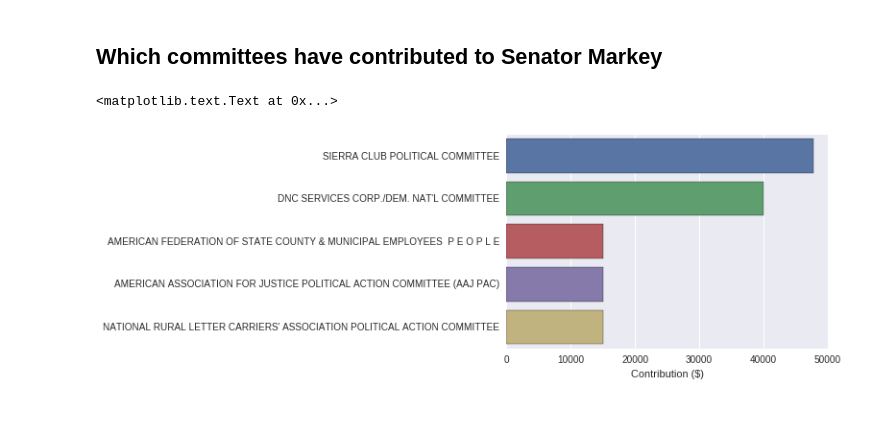
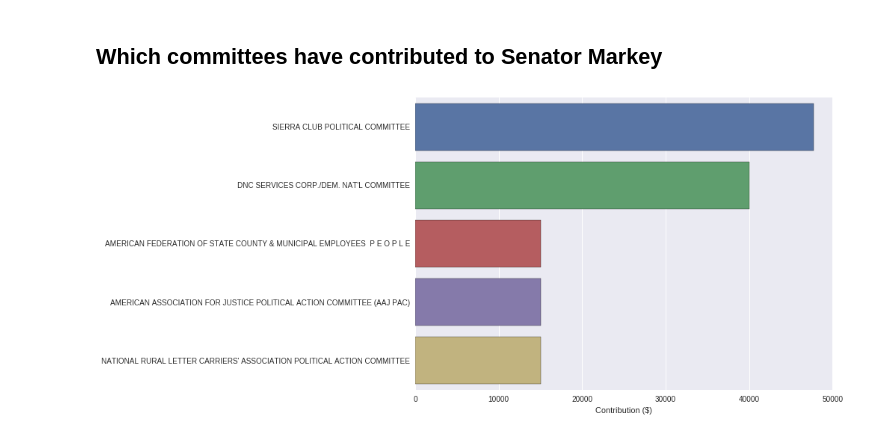
Before and after one commit to idgetto/DataScience16CTW, a Jupyter notebook: exploration/ma_senators.ipynb, the cells around one changed output. Cells and saved outputs as stored; diff of their text form; code cells hidden in the pictures.

```diff
--- a/exploration/ma_senators.ipynb
+++ b/exploration/ma_senators.ipynb
@@ -82,9 +82,13 @@ def committee_total_contributions(senator_id):
                 order_by('total_cont desc').\
                 all()
 # %%
-warren_contr = committee_total_contributions(warren_id)
-amounts, committees = zip(*warren_contr)
+def plot_interest_groups(cand_id, name=None):
+    contr = committee_total_contributions(cand_id)
+    amounts, committees = zip(*contr)
 
-plt.figure(figsize=(10, 7))
-sns.barplot(amounts[:5], committees[:5], ci=None)
-plt.xlabel('Contribution ($)')
+    plt.figure(figsize=(10, 7))
+    sns.barplot(amounts[:5], committees[:5], ci=None)
+    plt.xlabel('Contribution ($)')
+
+    if name:
+        plt.title('Top contributors to ' + name)
@@ -94,11 +99,6 @@ plt.xlabel('Contribution ($)')
 # %% [markdown]
 ## Which committees have contributed to Senator Markey
-# %%
-markey_contr = committee_total_contributions(markey_id)
-amounts, committees = zip(*markey_contr)
-
-sns.barplot(amounts[:5], committees[:5], ci=None)
-plt.xlabel('Contribution ($)')
-# %% [output]
-<matplotlib.text.Text at 0x...>
-[figure, removed]
+# %%
+plot_interest_groups(markey_id)
+# %% [output]
+[figure, added]
```
Also changed, not shown: parts of 3 cells of this notebook, 1 other file.
